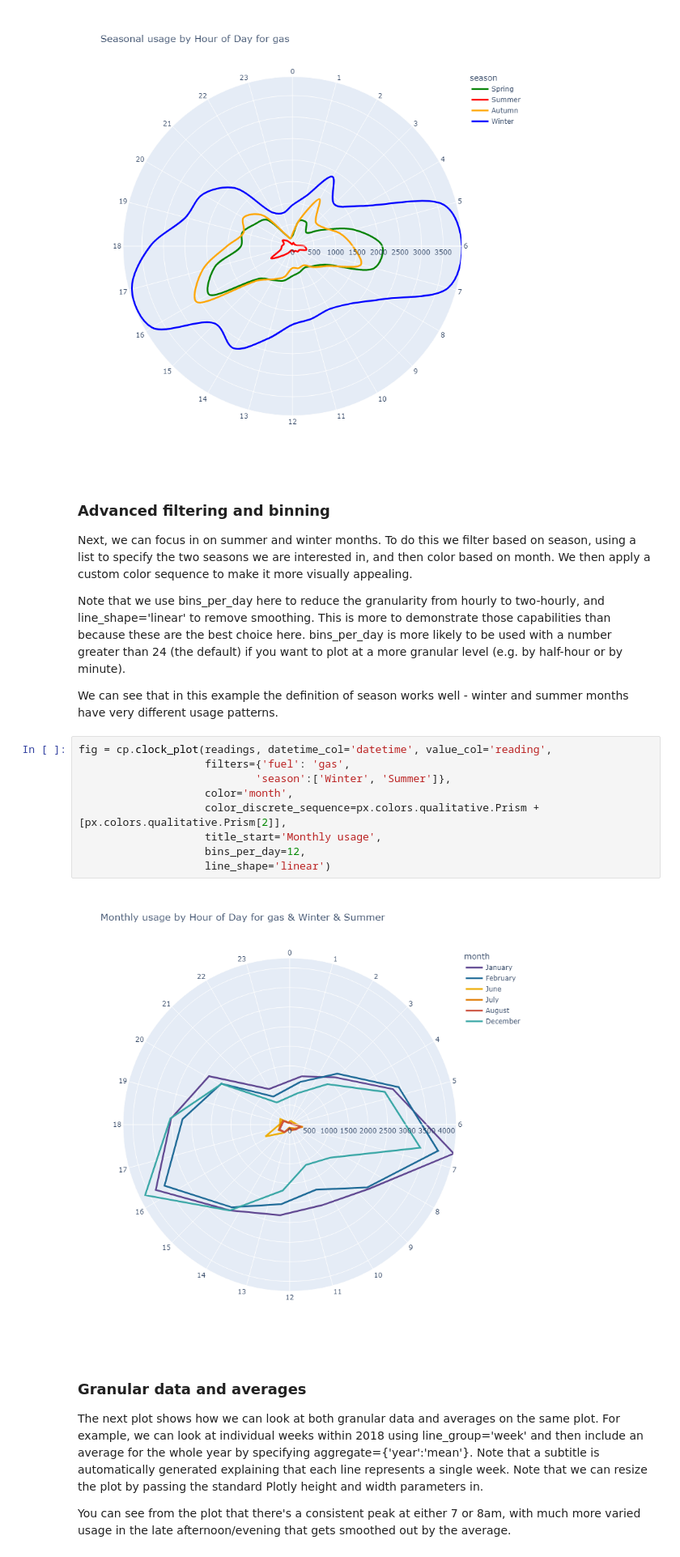
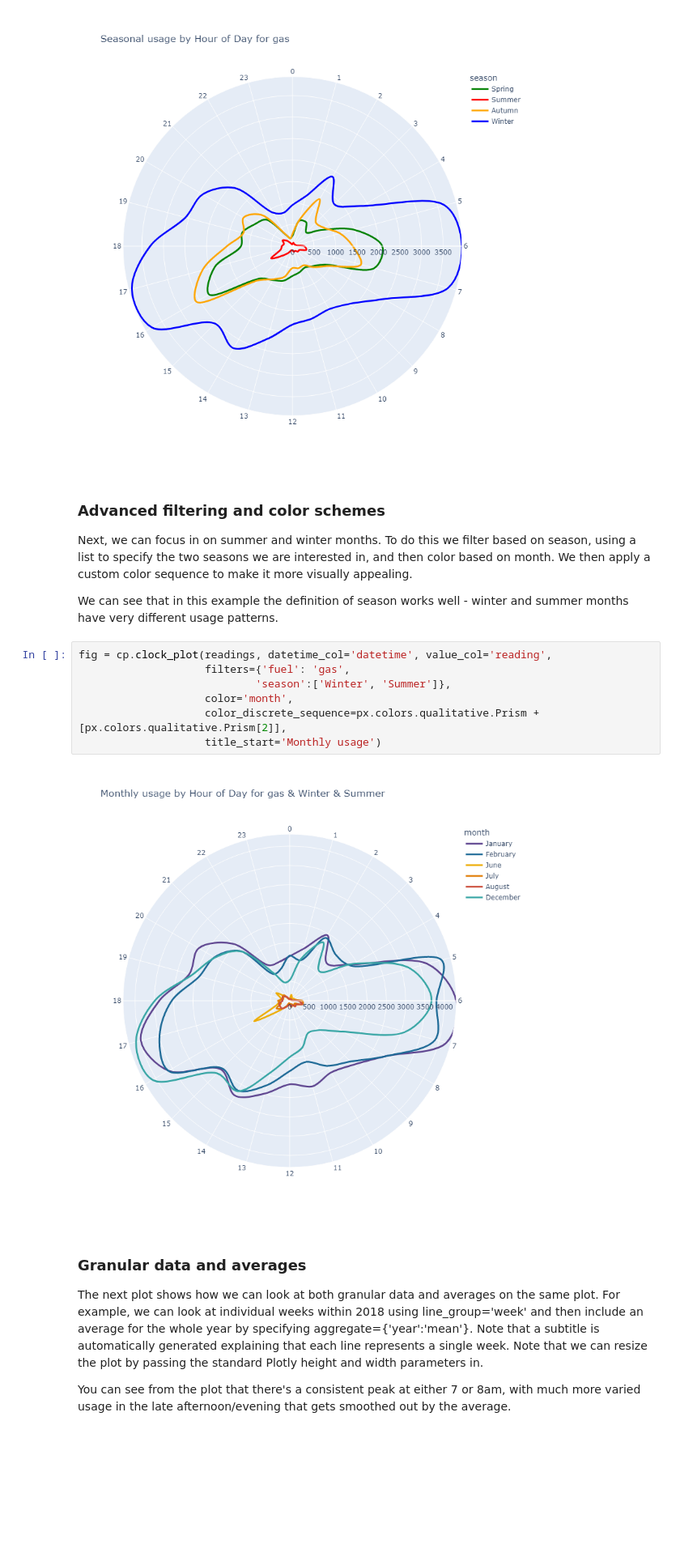
Before and after one commit to ES-Catapult/clock_plot, a Jupyter notebook: examples.ipynb, the cells around one changed output. Shown at 81% size. Drawn from its saved outputs; the diff is of its cells as text; blank space fills up the shorter version.

```diff
--- a/examples.ipynb
+++ b/examples.ipynb
@@ -51,24 +51,20 @@ fig = cp.clock_plot(readings, datetime_col='datetime', value_col='reading',
 # %% [output]
 [figure]
 # %% [markdown]
-### Advanced filtering and binning
+### Advanced filtering and color schemes
 
 Next, we can focus in on summer and winter months. To do this we filter based on season, using a list to specify the two seasons we are interested in, and then color based on month. We then apply a custom color sequence to make it more visually appealing.
 
-Note that we use bins_per_day here to reduce the granularity from hourly to two-hourly, and line_shape='linear' to remove smoothing. This is more to demonstrate those capabilities than because these are the best choice here. bins_per_day is more likely to be used with a number greater than 24 (the default) if you want to plot at a more granular level (e.g. by half-hour or by minute).
-
 We can see that in this example the definition of season works well - winter and summer months have very different usage patterns.
 # %%
 fig = cp.clock_plot(readings, datetime_col='datetime', value_col='reading',
                     filters={'fuel': 'gas',
                             'season':['Winter', 'Summer']},
                     color='month',
                     color_discrete_sequence=px.colors.qualitative.Prism + [px.colors.qualitative.Prism[2]],
-                    title_start='Monthly usage',
-                    bins_per_day=12,
-                    line_shape='linear')
+                    title_start='Monthly usage')
 # %% [output]
-[figure, old version]
+[figure, new version]
 # %% [markdown]
 ### Granular data and averages
 
```
Also changed, not shown: parts of 15 cells of this notebook.
